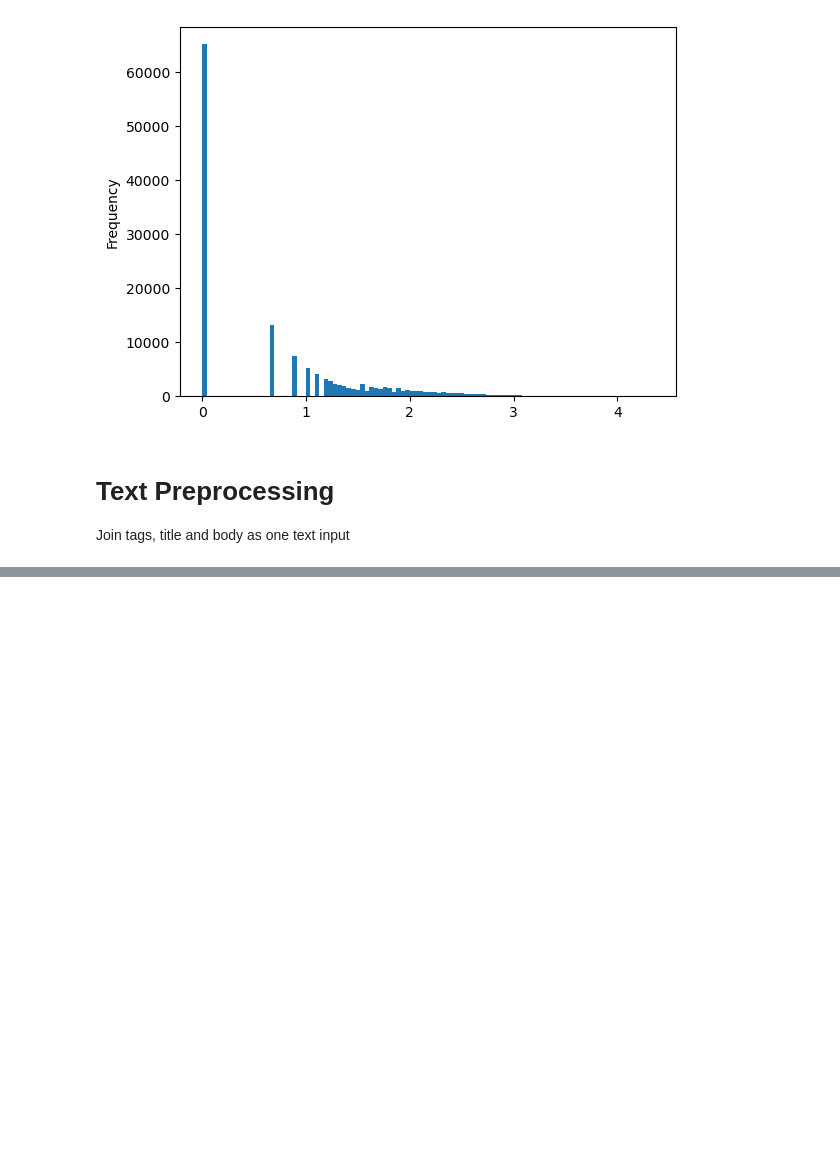
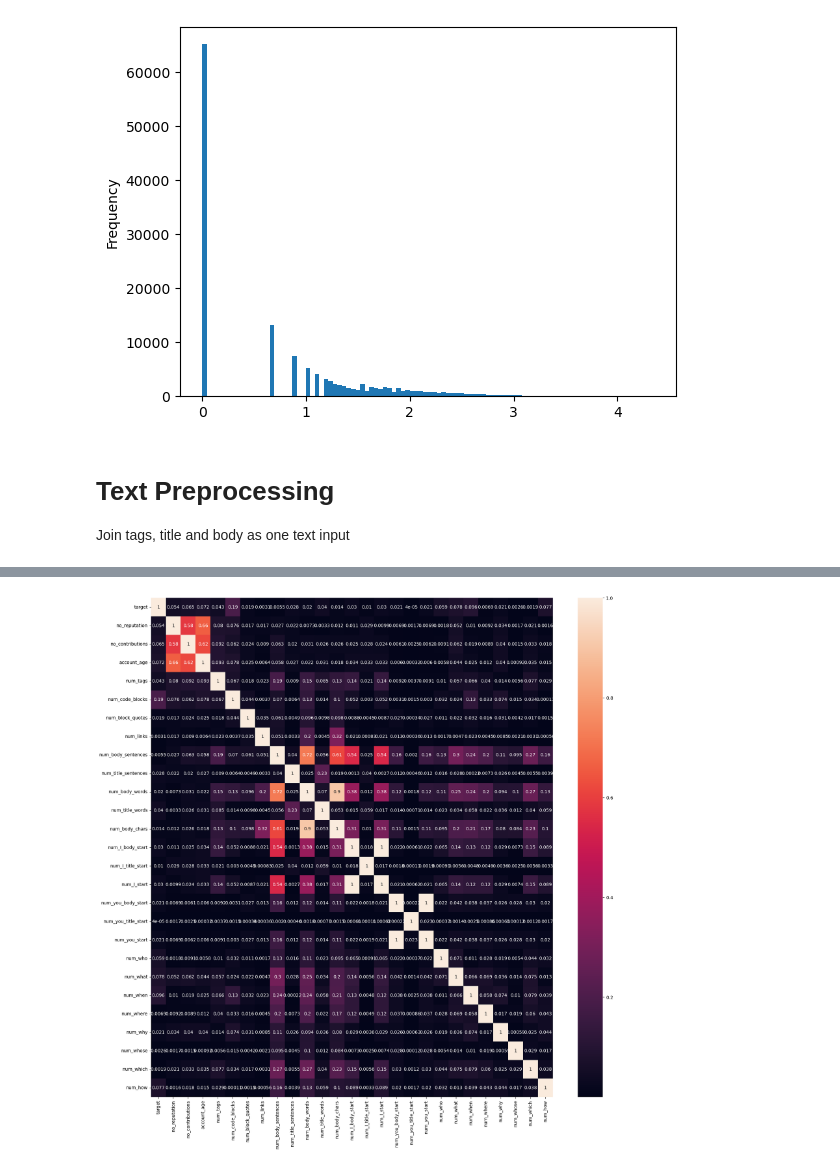
Before and after one commit to alexanderdaffara/Stack-Overflow-Post-Moderation-Using-Deep-NLP, a Jupyter notebook: EDA.ipynb, the cells around one changed output, grey strips where cells are left out. Cells and saved outputs as stored; diff of their text form; code cells hidden in the pictures; blank space fills up the shorter version.

```diff
--- a/EDA.ipynb
+++ b/EDA.ipynb
@@ -271,3 +142,0 @@ sns.histplot(np.array(out)[0])
-# %%
-df = pd.read_xml('data/users.xml')
-df
@@ -287,0 +312,14 @@ df
+# %%
+fig, ax = plt.subplots(figsize=(20,20))
+corr_cols = ['target', 'no_reputation', 'no_contributions',
+       'account_age', 'num_tags', 'num_code_blocks',
+       'num_block_quotes', 'num_links',
+       'num_body_sentences',
+       'num_title_sentences', 'num_body_words', 'num_title_words',
+       'num_body_chars',
+       'num_I_start', 'num_you_body_start', 'num_you_title_start',
+       'num_you_start', 'num_who', 'num_what', 'num_when',
+       'num_where', 'num_why', 'num_whose', 'num_which', 'num_how']
+sns.heatmap(np.abs(df[corr_cols].astype(np.float32).corr()), annot=True,ax=ax);
+# %% [output]
+[figure, added]
```
Also changed, not shown: parts of 24 cells of this notebook, 1 other file.
